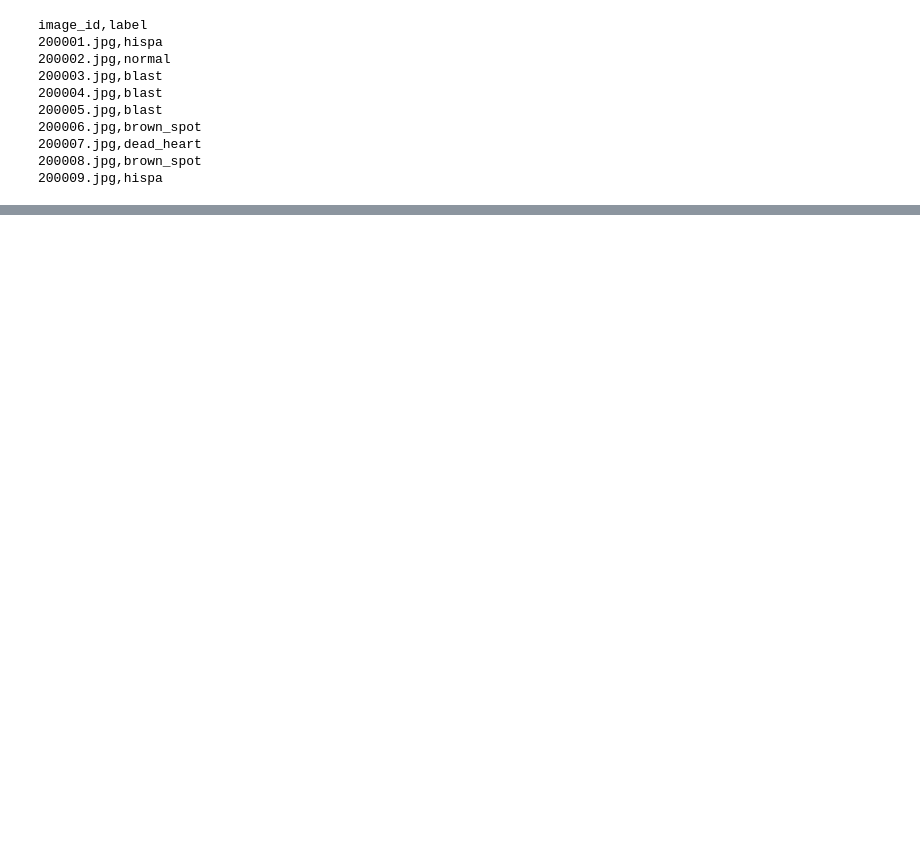
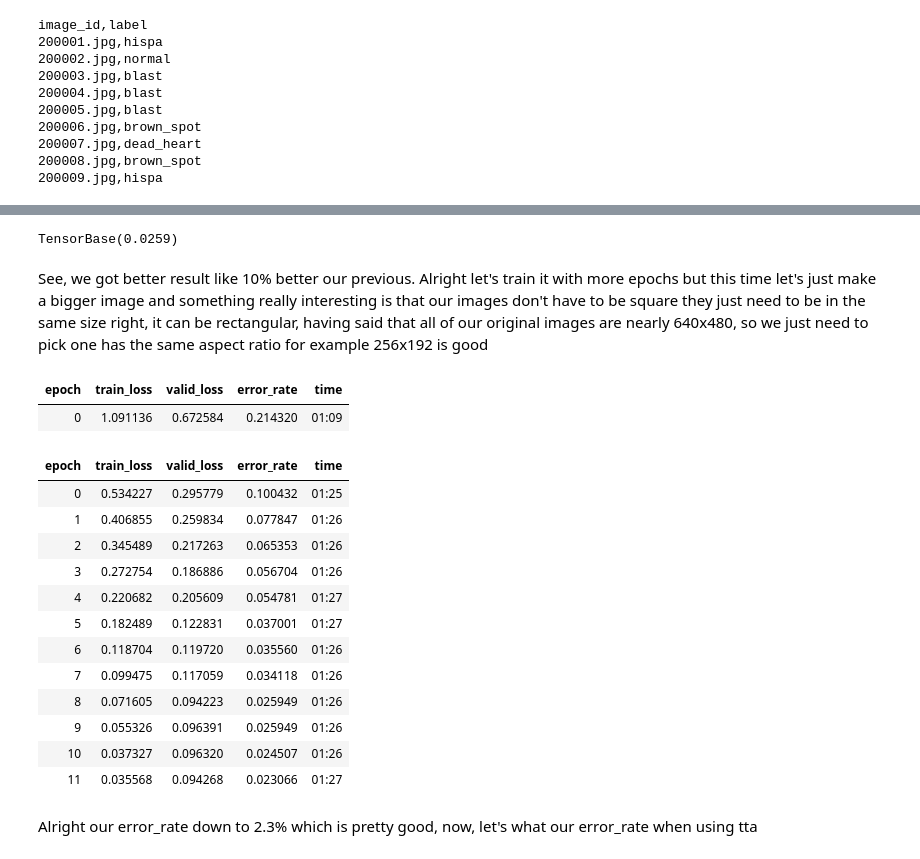
Before and after one commit to bhdai/blog, a Jupyter notebook: posts/2024-12-30-deep-learning-concepts/index.ipynb, the cells around one changed output, grey strips where cells are left out. Saved outputs shown, nothing was run; the diff lists cells and outputs as text; code cells hidden in the pictures; blank space fills up the shorter version.

```diff
--- a/posts/2024-12-30-deep-learning-concepts/index.ipynb
+++ b/posts/2024-12-30-deep-learning-concepts/index.ipynb
@@ -734,0 +821,26 @@ It's the end of 2024 already, so happy new year!
+# %%
+error_rate(tta_preds, targs)
+# %% [output]
+TensorBase(0.0259)
+# %% [markdown]
+See, we got better result like 10% better our previous. Alright let's train it with more epochs but this time let's just make a bigger image and something really interesting is that our images don't have to be square they just need to be in the same size right, it can be rectangular, having said that all of our original images are nearly 640x480, so we just need to pick one has the same aspect ratio for example 256x192 is good
+# %%
+learn = train(arch, epochs=12, item=Resize((480, 360), method=ResizeMethod.Pad, pad_mode=PadMode.Zeros), batch=aug_transforms(size=(256,192), min_scale=0.75))
+# %% [output]
+| epoch | train_loss | valid_loss | error_rate | time |
+| 0 | 1.091136 | 0.672584 | 0.214320 | 01:09 |
+| epoch | train_loss | valid_loss | error_rate | time |
+| 0 | 0.534227 | 0.295779 | 0.100432 | 01:25 |
+| 1 | 0.406855 | 0.259834 | 0.077847 | 01:26 |
+| 2 | 0.345489 | 0.217263 | 0.065353 | 01:26 |
+| 3 | 0.272754 | 0.186886 | 0.056704 | 01:26 |
+| 4 | 0.220682 | 0.205609 | 0.054781 | 01:27 |
+| 5 | 0.182489 | 0.122831 | 0.037001 | 01:27 |
+| 6 | 0.118704 | 0.119720 | 0.035560 | 01:26 |
+| 7 | 0.099475 | 0.117059 | 0.034118 | 01:26 |
+| 8 | 0.071605 | 0.094223 | 0.025949 | 01:26 |
+| 9 | 0.055326 | 0.096391 | 0.025949 | 01:26 |
+| 10 | 0.037327 | 0.096320 | 0.024507 | 01:26 |
+| 11 | 0.035568 | 0.094268 | 0.023066 | 01:27 |
+# %% [markdown]
+Alright our error_rate down to 2.3% which is pretty good, now, let's what our error_rate when using tta
```
Also changed, not shown: parts of 22 cells of this notebook.
